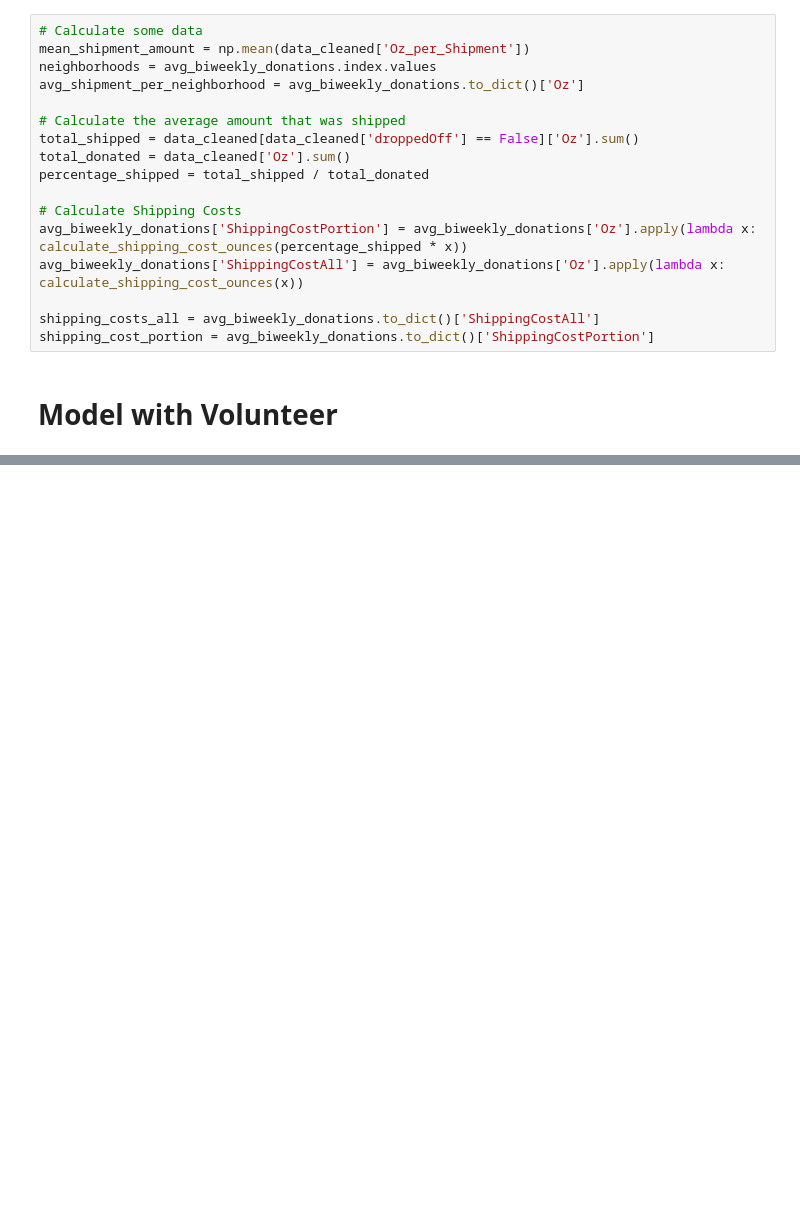
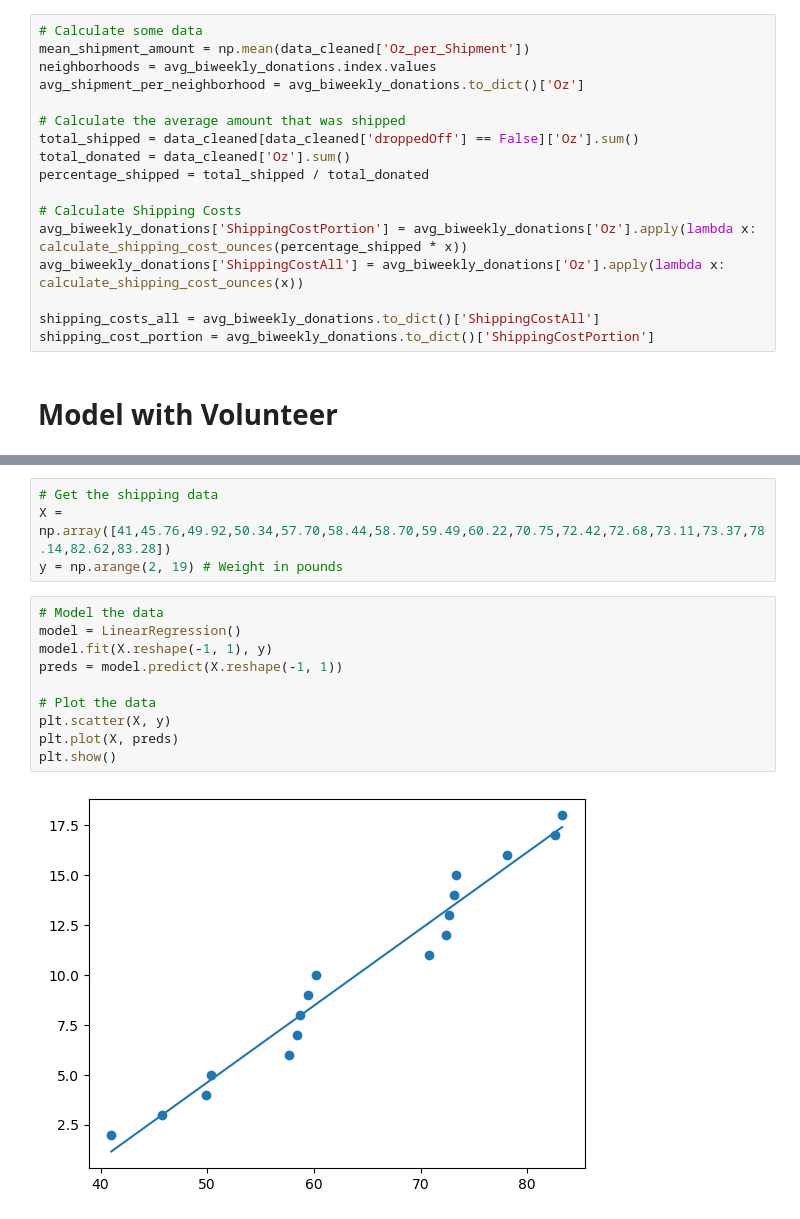
Before and after one commit to BrunoValan/Milk_Bank_Project, a Jupyter notebook: FinalModel.ipynb, the cells around one changed output, grey strips where cells are left out. Saved outputs shown, nothing was run; the diff lists cells and outputs as text; blank space fills up the shorter version.

```diff
--- a/FinalModel.ipynb
+++ b/FinalModel.ipynb
@@ -373,0 +389,16 @@ upper west side
+# %%
+# Get the shipping data
+X = np.array([41,45.76,49.92,50.34,57.70,58.44,58.70,59.49,60.22,70.75,72.42,72.68,73.11,73.37,78.14,82.62,83.28])
+y = np.arange(2, 19) # Weight in pounds
+# %%
+# Model the data
+model = LinearRegression()
+model.fit(X.reshape(-1, 1), y)
+preds = model.predict(X.reshape(-1, 1))
+
+# Plot the data
+plt.scatter(X, y)
+plt.plot(X, preds)
+plt.show()
+# %% [output]
+[figure, added]
```
Also changed, not shown: parts of 6 cells of this notebook.
